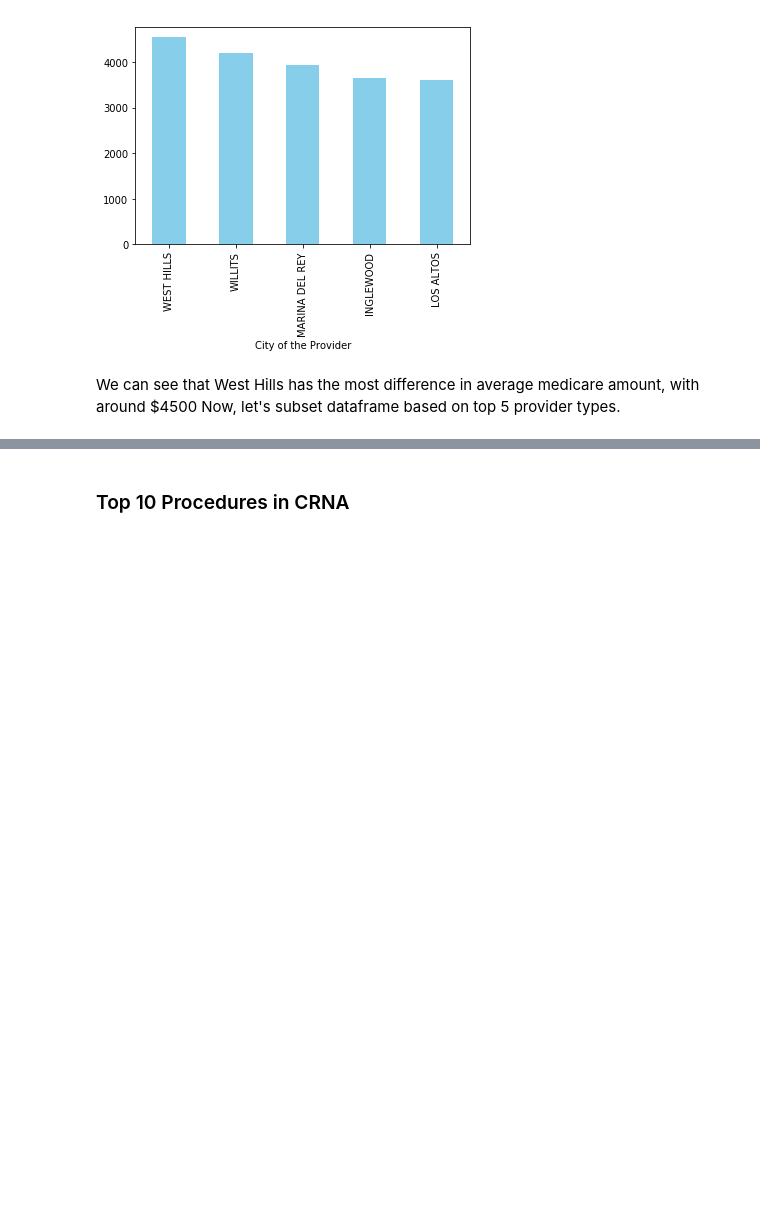
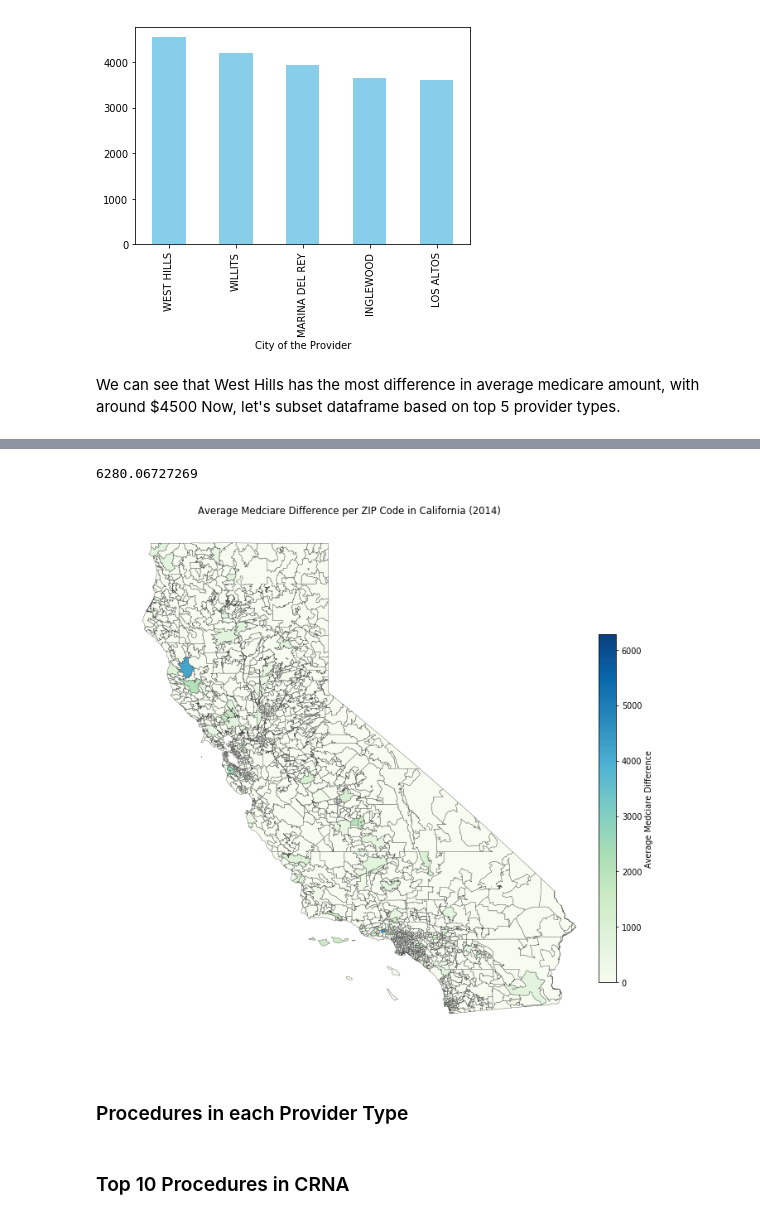
Before and after one commit to chvbs2000/SpringBoard, a Jupyter notebook: Capstone_Project1/analysis.ipynb, the cells around one changed output, grey strips where cells are left out. Saved outputs shown, nothing was run; the diff lists cells and outputs as text; code cells hidden in the pictures; blank space fills up the shorter version.

```diff
--- a/Capstone_Project1/analysis.ipynb
+++ b/Capstone_Project1/analysis.ipynb
@@ -127,3 +180,63 @@ We can see that West Hills has the most difference in average medicare amount, w
+# %%
+data_ca_drop_pro['Zip Code of the Provider'] = data_ca_drop_pro['Zip Code of the Provider'].astype('str')
+for i in range(data_ca_drop_pro.shape[0]):
+    data_ca_drop_pro.loc[i,'Zip Code of the Provider'] = data_ca_drop_pro.loc[i,'Zip Code of the Provider'][:5]
+# %%
+# group by Zip Code of the Provider
+provider_zipcode = data_ca_drop_pro.groupby('Zip Code of the Provider')['Average Medicare Difference'].mean().sort_values(ascending = False)
+# %%
+from pylab import *
+avg_med_diff = {}
+
+# Add data for each ZIP code
+for i in range(provider_zipcode.shape[0]):
+    avg_med_diff[provider_zipcode.index[i]] = provider_zipcode[i]
+max_avg_med_diff = max(avg_med_diff.values())
+# %% [output]
+6280.06727269
+# %%
+# Read in ZIP code boundaries for California
+d = read_ascii_boundary('zip5/zt06_d00')
+# %%
+# Create figure and two axes: one to hold the map and one to hold
+# the colorbar
+figure(figsize=(10, 10), dpi=70)
+map_axis = axes([0.0, 0.0, 0.8, 0.9])
+cb_axis = axes([0.83, 0.1, 0.03, 0.6])
+
+# Define colormap to color the ZIP codes.
+# You can try changing this to cm.Blues or any other colormap
+# to get a different effect
+cmap = cm.GnBu
+
+# Create the map axis
+axes(map_axis)
+axis([-125, -114, 32, 42.5])
+gca().set_axis_off()
+
+# Loop over the ZIP codes in the boundary file
+for polygon_id in d:
+    polygon_data = array(d[polygon_id]['polygon'])
+    zipcode = d[polygon_id]['name']
+    avg_med_diff_mean = avg_med_diff[zipcode] if zipcode in avg_med_diff else 0.
+
+    # Define the color for the ZIP code
+    fc = cmap(avg_med_diff_mean/max_avg_med_diff)
+
+    # Draw the ZIP code
+    patch = Polygon(array(polygon_data), facecolor=fc,
+        edgecolor=(.3, .3, .3, 1), linewidth=.4)
+    gca().add_patch(patch)
+title('Average Medciare Difference per ZIP Code in California (2014)')
+
+# Draw colorbar
+cb = mpl.colorbar.ColorbarBase(cb_axis, cmap=cmap,
+    norm = mpl.colors.Normalize(vmin=0, vmax=max_avg_med_diff))
+cb.set_label('Average Medciare Difference')
+# %% [output]
+[figure, added]
+# %% [markdown]
+### Procedures in each Provider Type
 # %%
 #subset dataframe based on provider type
 data_crna = data_ca_drop_pro.loc[data_ca_drop_pro['Provider Type']=='CRNA']
```
Also changed, not shown: parts of 39 cells of this notebook.
